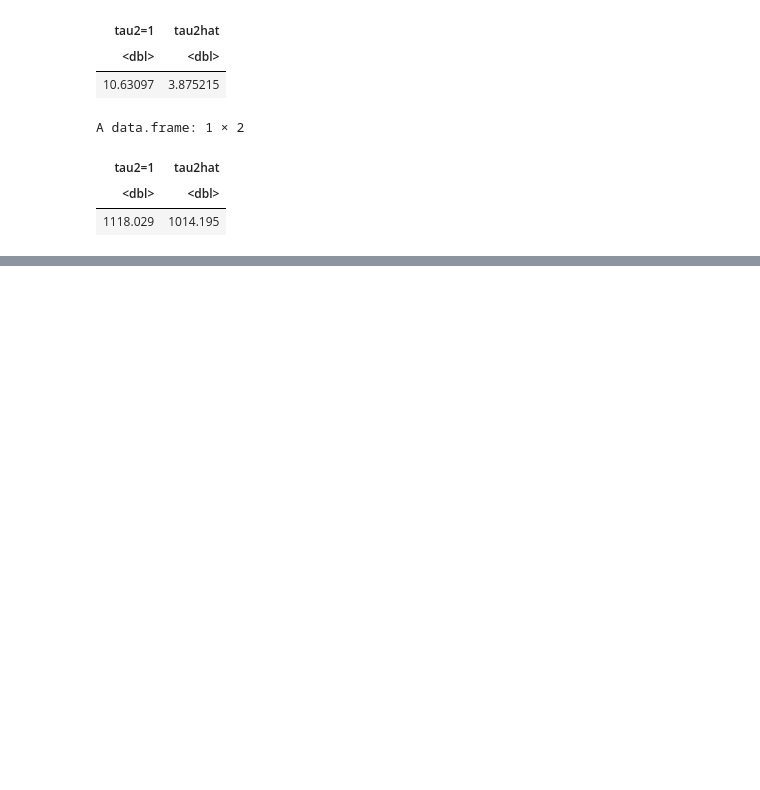
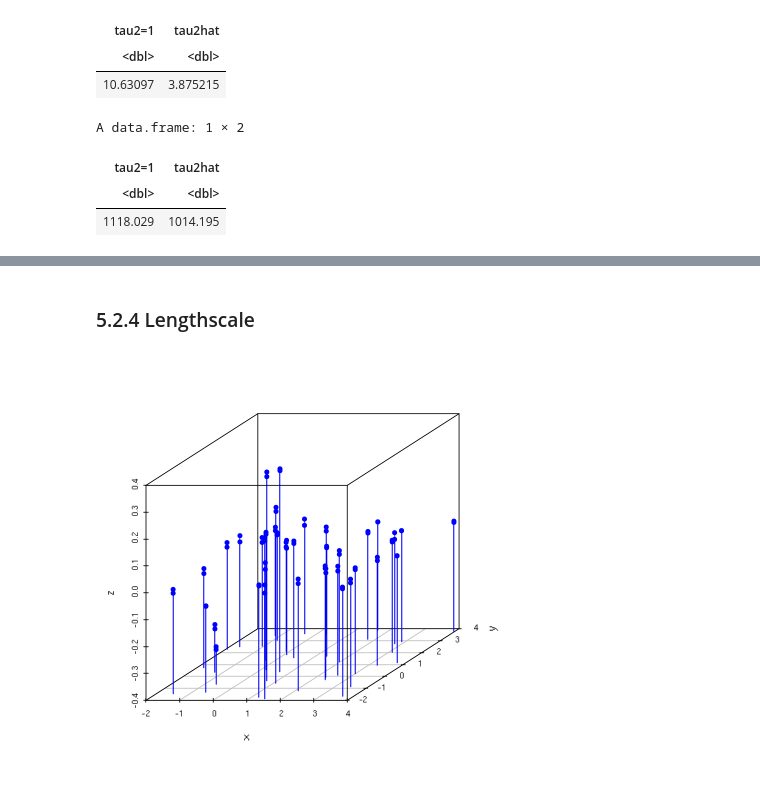
Before and after one commit to gglee4ai/notebook, a Jupyter notebook: study-surrogates/surrogates-ch05.ipynb, the cells around one changed output, grey strips where cells are left out. Cells and saved outputs as stored; diff of their text form; code cells hidden in the pictures; blank space fills up the shorter version.

```diff
--- a/study-surrogates/surrogates-ch05.ipynb
+++ b/study-surrogates/surrogates-ch05.ipynb
@@ -301,0 +302,2 @@ function gradient   actual
+# %% [markdown]
+### 5.2.4 Lengthscale
@@ -301,0 +316,14 @@ function gradient   actual
+# %%
+library(lhs)
+X2 <- randomLHS(40, 2)
+X2 <- rbind(X2, X2)
+X2[,1] <- (X2[,1] - 0.5)*6 + 1
+X2[,2] <- (X2[,2] - 0.5)*6 + 1
+y2 <- X2[,1]*exp(-X2[,1]^2 - X2[,2]^2) + rnorm(nrow(X2), sd=0.01)
+# %%
+library(scatterplot3d)
+xyz <- cbind(X2, y2)
+colnames(xyz) <- c("x", "y", "z")
+scatterplot3d(xyz, pch=16, type='h', color="blue")
+# %% [output]
+[figure, added]
```
Also changed, not shown: parts of 51 cells of this notebook.
